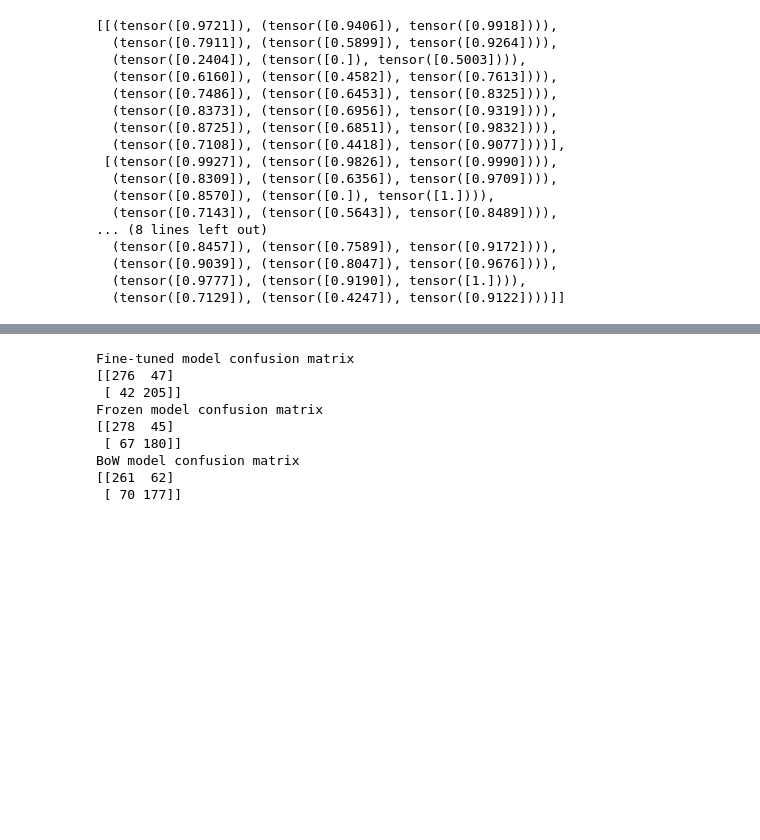
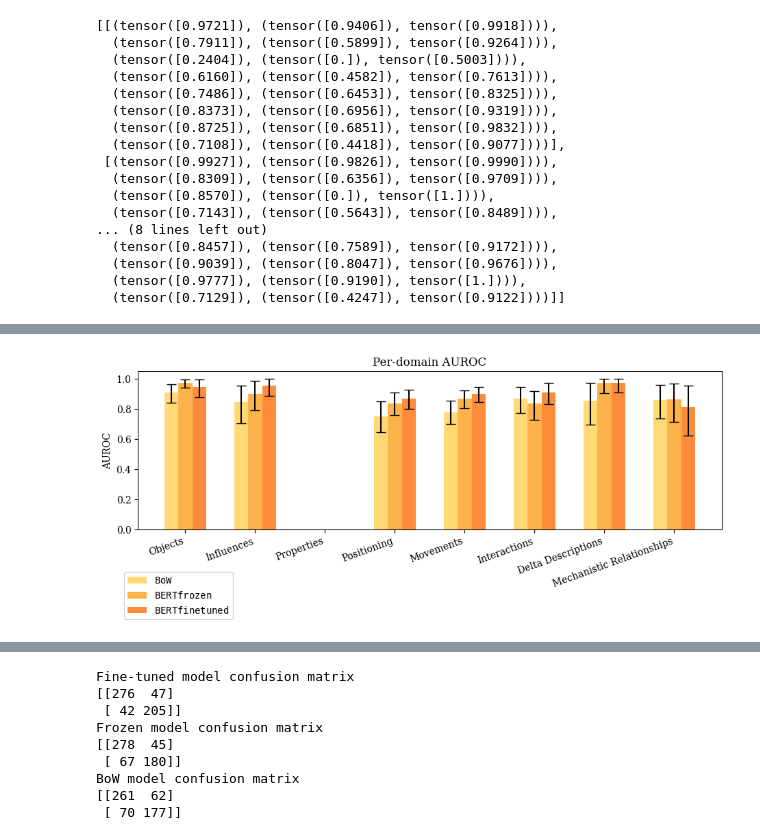
Before and after one commit to kheuton/play-with-learning-army, a Jupyter notebook: FixGraphs.ipynb, the cells around one changed output, grey strips where cells are left out. Drawn from its saved outputs; the diff is of its cells as text; code cells hidden in the pictures; blank space fills up the shorter version.

Commit message:
revised delta graphs

```diff
--- a/FixGraphs.ipynb
+++ b/FixGraphs.ipynb
@@ -329,16 +405,20 @@ all_auprcs
 # %%
 fine_results = all_results[2]
 bow_results = all_results[0]
 frozen_results = all_results[1]
 
 fine_bootstraps = all_bootstraps[2]
 bow_bootstraps = all_bootstraps[0]
 frozen_bootstraps = all_bootstraps[1]
 
 # convert all tensors to scalars
 fine_results = [(mean.item(), (low.item(), high.item())) for mean, (low, high) in fine_results]
 bow_results = [(mean.item(), (low.item(), high.item())) for mean, (low, high) in bow_results]
 frozen_results = [(mean.item(), (low.item(), high.item())) for mean, (low, high) in frozen_results]
+
+plot_grouped_bar_chart(bow_results, frozen_results, fine_results, metric='AUROC')
+# %% [output]
+[figure, added]
 # %%
 fine_results = all_auprcs[2]
 bow_results = all_auprcs[0]
```
Also changed, not shown: parts of 8 cells of this notebook.
